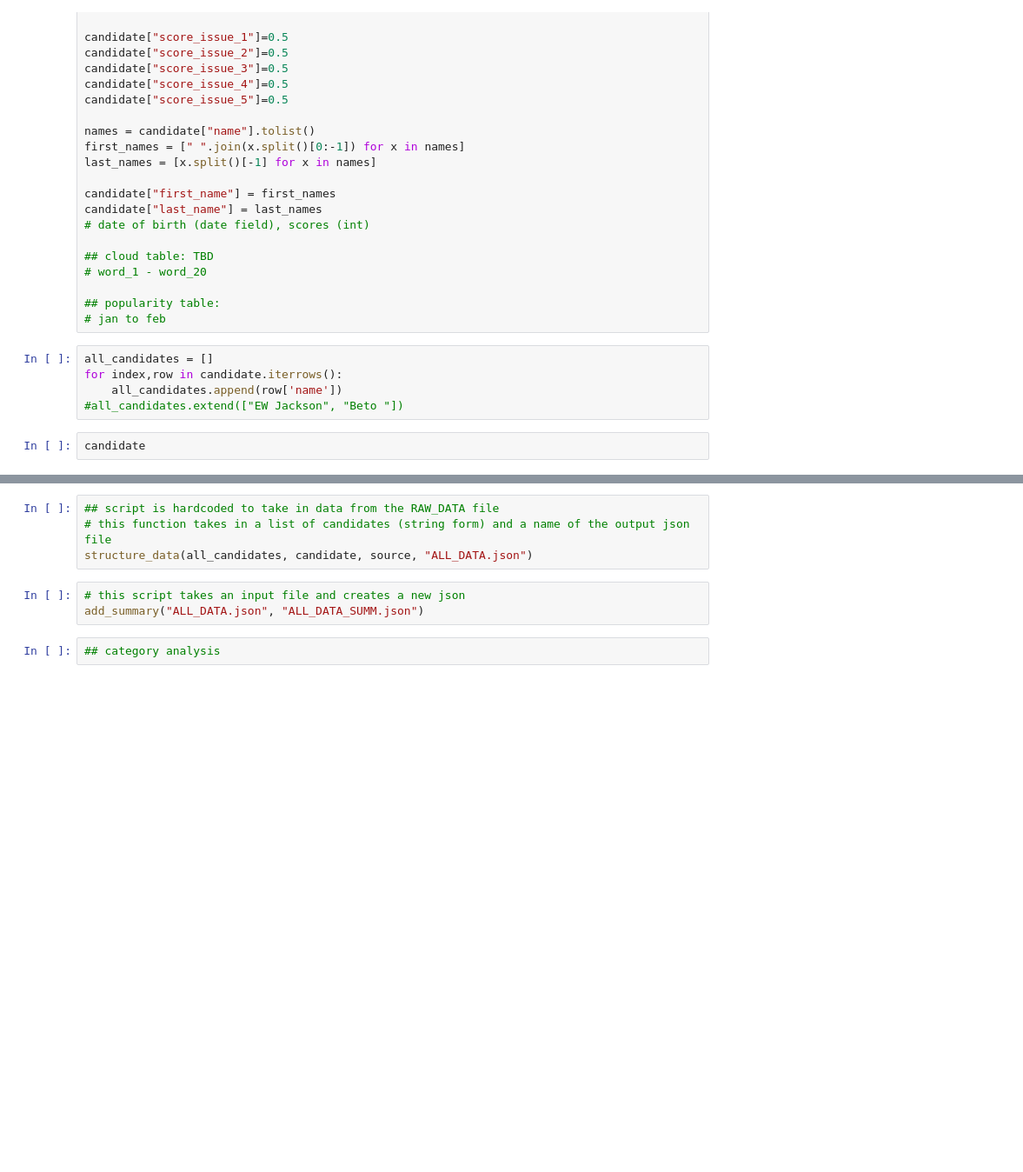
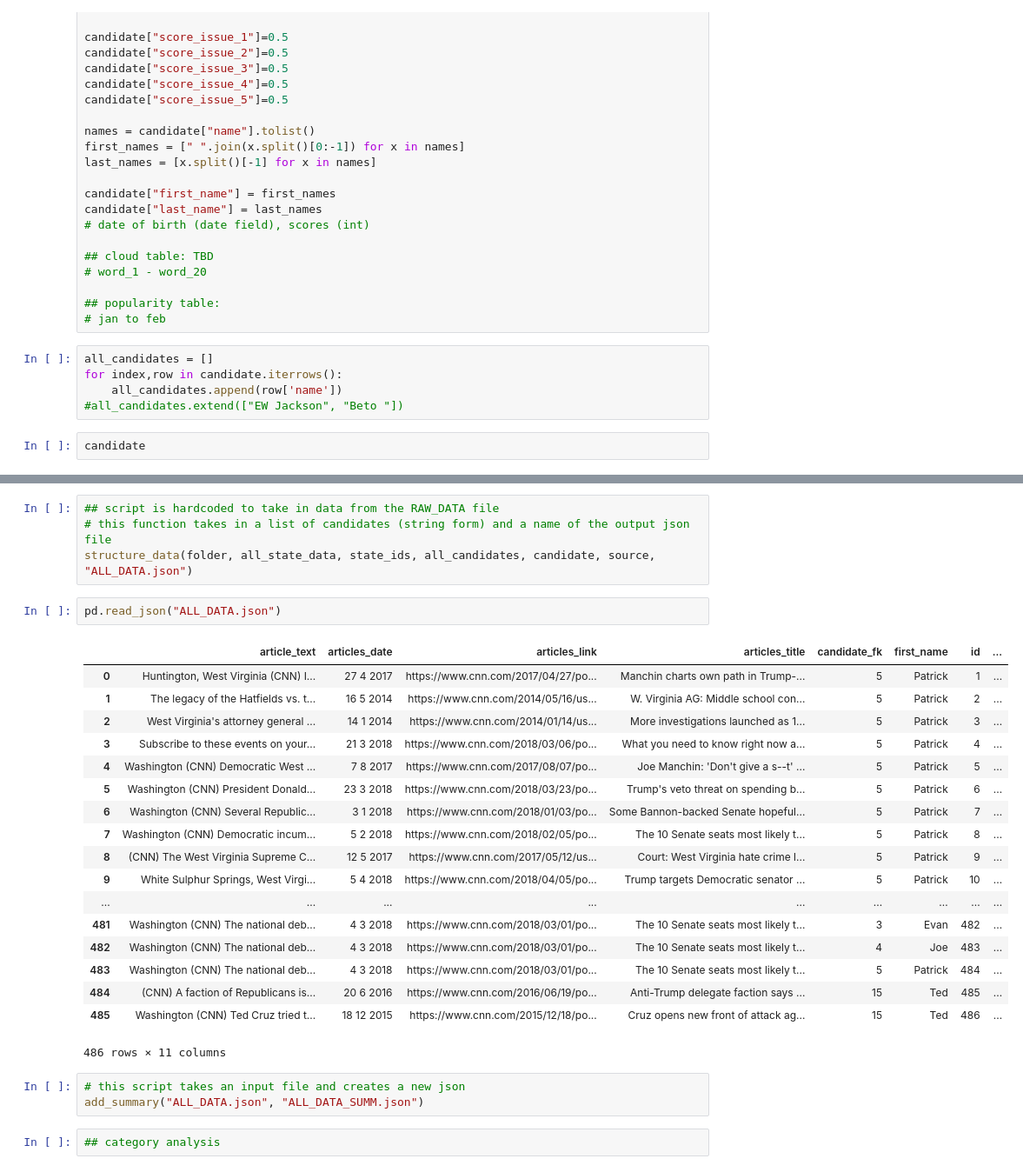
Before and after one commit to mslovett21/Bad_Press, a Jupyter notebook: Database/generate_dataframe.ipynb, the cells around one changed output, grey strips where cells are left out. Shown at 87% size. Drawn from its saved outputs; the diff is of its cells as text; blank space fills up the shorter version.

```diff
--- a/Database/generate_dataframe.ipynb
+++ b/Database/generate_dataframe.ipynb
@@ -103,7 +134,28 @@ candidate
 # %%
 ## script is hardcoded to take in data from the RAW_DATA file
 # this function takes in a list of candidates (string form) and a name of the output json file
-structure_data(all_candidates, candidate, source, "ALL_DATA.json")
+structure_data(folder, all_state_data, state_ids, all_candidates, candidate, source, "ALL_DATA.json")
+# %%
+pd.read_json("ALL_DATA.json")
+# %% [output]
+|  | article_text | articles_date | articles_link | articles_title | candidate_fk | first_name | id | ... |
+| 0 | Huntington, West Virginia (CNN) I... | 27 4 2017 | https://www.cnn.com/2017/04/27/po... | Manchin charts own path in Trump-... | 5 | Patrick | 1 | ... |
+| 1 | The legacy of the Hatfields vs. t... | 16 5 2014 | https://www.cnn.com/2014/05/16/us... | W. Virginia AG: Middle school con... | 5 | Patrick | 2 | ... |
+| 2 | West Virginia's attorney general ... | 14 1 2014 | https://www.cnn.com/2014/01/14/us... | More investigations launched as 1... | 5 | Patrick | 3 | ... |
+| 3 | Subscribe to these events on your... | 21 3 2018 | https://www.cnn.com/2018/03/06/po... | What you need to know right now a... | 5 | Patrick | 4 | ... |
+| 4 | Washington (CNN) Democratic West ... | 7 8 2017 | https://www.cnn.com/2017/08/07/po... | Joe Manchin: 'Don't give a s--t' ... | 5 | Patrick | 5 | ... |
+| 5 | Washington (CNN) President Donald... | 23 3 2018 | https://www.cnn.com/2018/03/23/po... | Trump's veto threat on spending b... | 5 | Patrick | 6 | ... |
+| 6 | Washington (CNN) Several Republic... | 3 1 2018 | https://www.cnn.com/2018/01/03/po... | Some Bannon-backed Senate hopeful... | 5 | Patrick | 7 | ... |
+| 7 | Washington (CNN) Democratic incum... | 5 2 2018 | https://www.cnn.com/2018/02/05/po... | The 10 Senate seats most likely t... | 5 | Patrick | 8 | ... |
+| 8 | (CNN) The West Virginia Supreme C... | 12 5 2017 | https://www.cnn.com/2017/05/12/us... | Court: West Virginia hate crime l... | 5 | Patrick | 9 | ... |
+| 9 | White Sulphur Springs, West Virgi... | 5 4 2018 | https://www.cnn.com/2018/04/05/po... | Trump targets Democratic senator ... | 5 | Patrick | 10 | ... |
+| ... | ... | ... | ... | ... | ... | ... | ... | ... |
+| 481 | Washington (CNN) The national deb... | 4 3 2018 | https://www.cnn.com/2018/03/01/po... | The 10 Senate seats most likely t... | 3 | Evan | 482 | ... |
+| 482 | Washington (CNN) The national deb... | 4 3 2018 | https://www.cnn.com/2018/03/01/po... | The 10 Senate seats most likely t... | 4 | Joe | 483 | ... |
+| 483 | Washington (CNN) The national deb... | 4 3 2018 | https://www.cnn.com/2018/03/01/po... | The 10 Senate seats most likely t... | 5 | Patrick | 484 | ... |
+| 484 | (CNN) A faction of Republicans is... | 20 6 2016 | https://www.cnn.com/2016/06/19/po... | Anti-Trump delegate faction says ... | 15 | Ted | 485 | ... |
+| 485 | Washington (CNN) Ted Cruz tried t... | 18 12 2015 | https://www.cnn.com/2015/12/18/po... | Cruz opens new front of attack ag... | 15 | Ted | 486 | ... |
+486 rows × 11 columns
 # %%
 # this script takes an input file and creates a new json
 add_summary("ALL_DATA.json", "ALL_DATA_SUMM.json")
```
Also changed, not shown: parts of 10 cells of this notebook, 15 other files.
